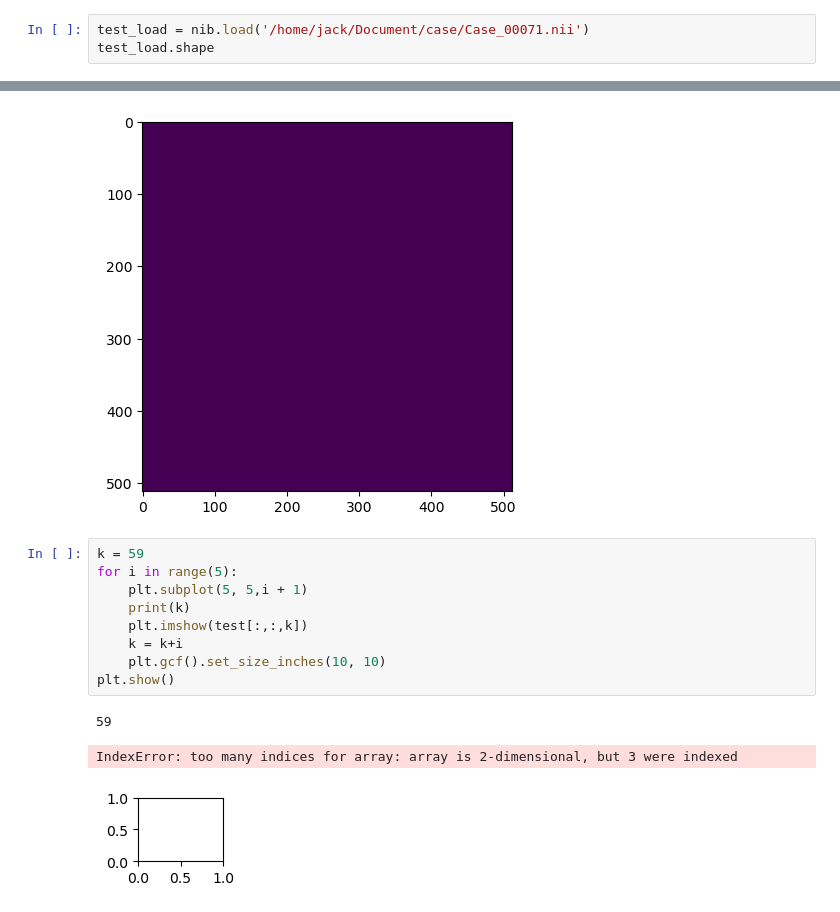
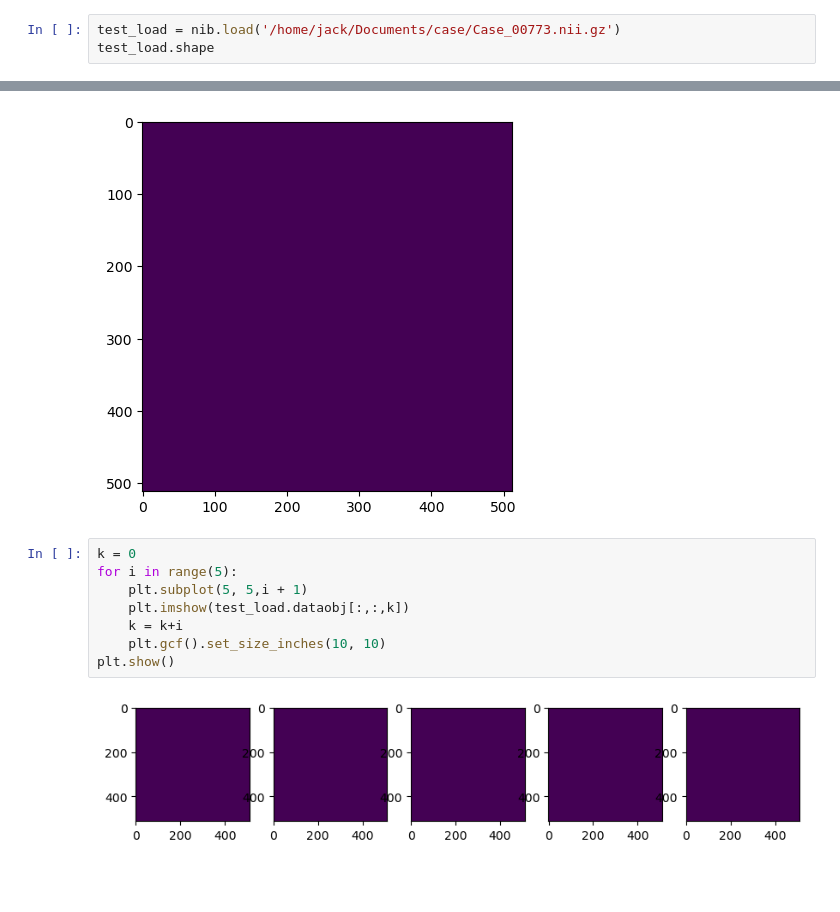
Before and after one commit to Chuanhuan/Medical-segmentation, a Jupyter notebook: ShowNii.ipynb, the cells around one changed output, grey strips where cells are left out. Cells and saved outputs as stored; diff of their text form; blank space fills up the shorter version.

Commit message:
my test

```diff
--- a/ShowNii.ipynb
+++ b/ShowNii.ipynb
@@ -3,6 +3,6 @@ import nibabel as nib
 import numpy as np
 import matplotlib.pyplot as plt
 # %%
-test_load = nib.load('/home/jack/Document/case/Case_00071.nii')
+test_load = nib.load('/home/jack/Documents/case/Case_00773.nii.gz')
 test_load.shape
 # %% [output]
@@ -34,18 +34,15 @@ plt.show()
 # %% [output]
 [figure]
 # %%
-k = 59
+k = 0
 for i in range(5):
     plt.subplot(5, 5,i + 1)
-    print(k)
-    plt.imshow(test[:,:,k])
+    plt.imshow(test_load.dataobj[:,:,k])
     k = k+i
     plt.gcf().set_size_inches(10, 10)
 plt.show()
 # %% [output]
-59
-IndexError: too many indices for array: array is 2-dimensional, but 3 were indexed
-[figure, old version]
+[figure, new version]
 # %%
 from skimage.util import montage
 
```
Also changed, not shown: parts of 3 cells of this notebook, 2 other files.
